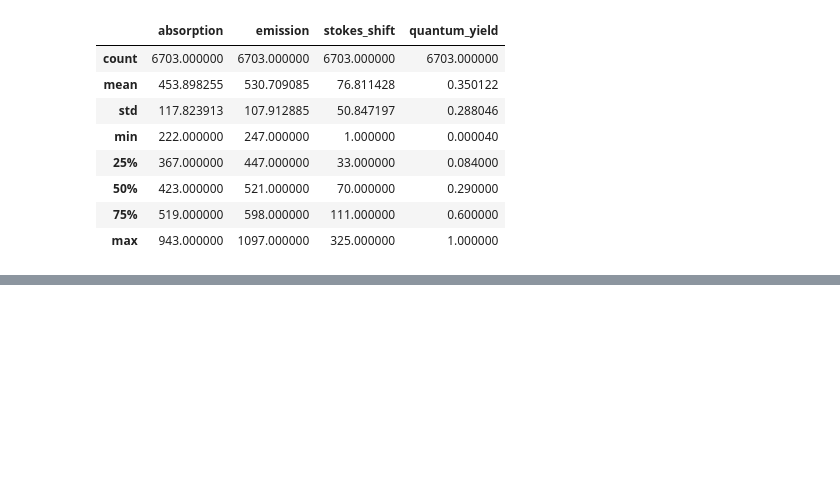
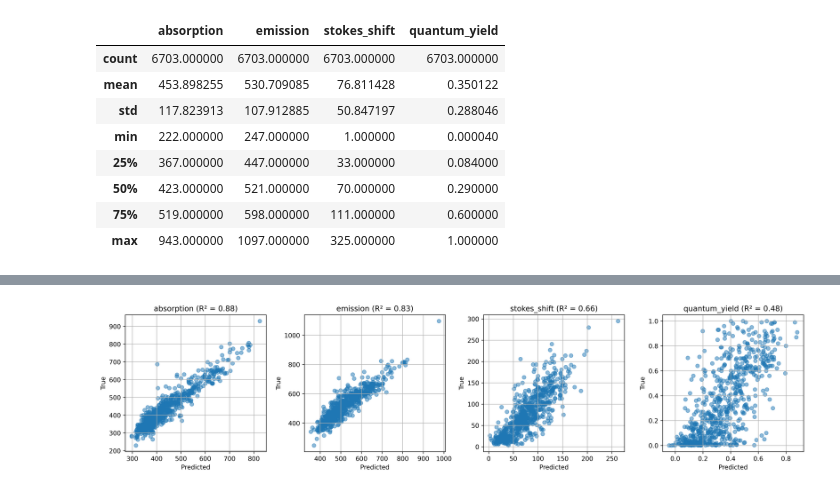
Before and after one commit to MolAstra/DyeLeS, a Jupyter notebook: notebooks/ml.ipynb, the cells around one changed output, grey strips where cells are left out. Cells and saved outputs as stored; diff of their text form; code cells hidden in the pictures; blank space fills up the shorter version.

```diff
--- a/notebooks/ml.ipynb
+++ b/notebooks/ml.ipynb
@@ -141,3 +139,3 @@ def train_lightgbm_model(df: pd.DataFrame):
 # %%
-model, _ = train_lightgbm_model(df)
+model, metrics, y_test, y_pred = train_lightgbm_model(df)
 # %% [output]
@@ -168,3 +165,25 @@ And if memory is not enough, you can set `force_col_wise=true`.
 # %%
 with open("../dyeles/resources/lightgbm.pkl", "wb") as f:
     joblib.dump(model, f)
+# %%
+def plot_r2_scatter(y_true: pd.DataFrame, y_pred: np.ndarray, targets=None):
+    """绘制 R² 散点图"""
+    if targets is None:
+        targets = y_true.columns.tolist()
+
+    plt.figure(figsize=(16, 4), dpi=600)
+    for i, target in enumerate(targets):
+        plt.subplot(1, len(targets), i + 1)
+        plt.scatter(y_pred[:, i], y_true[target], alpha=0.5)
+        r2 = r2_score(y_true[target], y_pred[:, i])
+        plt.title(f"{target} (R² = {r2:.2f})")
+        plt.xlabel("Predicted")
+        plt.ylabel("True")
+        plt.grid(True)
+    plt.tight_layout()
+    plt.show()
+
+targets = ["absorption", "emission", "stokes_shift", "quantum_yield"]
+plot_r2_scatter(y_test, y_pred, targets=targets)
+# %% [output]
+[figure, added]
```
Also changed, not shown: parts of 4 cells of this notebook, 2 other files.
